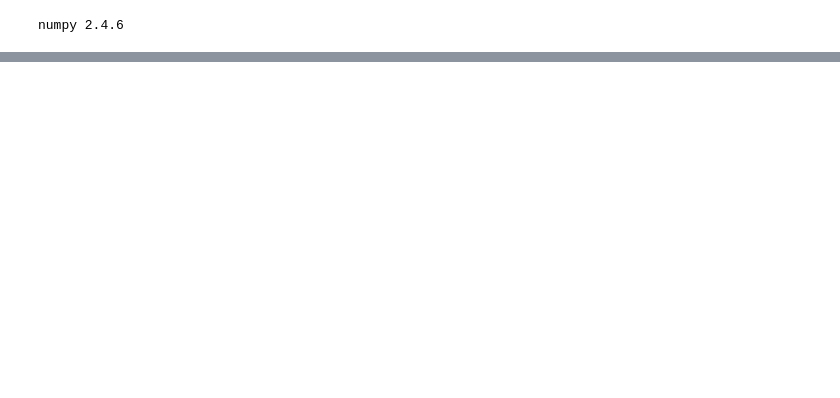
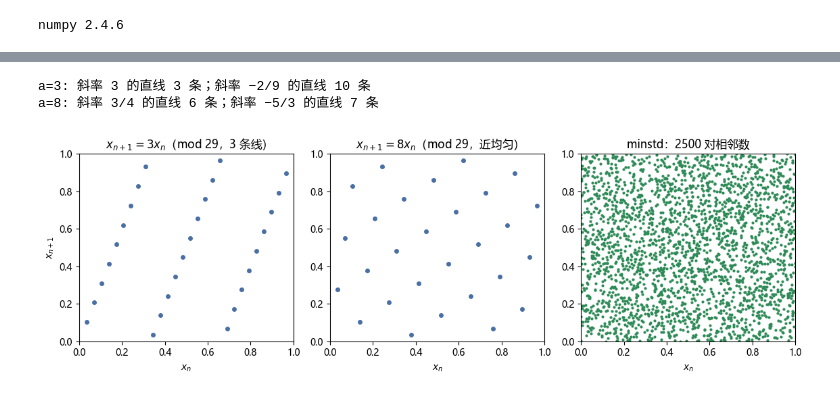
Before and after one commit to linxiawmt/MASAMI-Brain, a Jupyter notebook: docs/mc/nb/ch03.ipynb, the cells around one changed output, grey strips where cells are left out. Drawn from its saved outputs; the diff is of its cells as text; code cells hidden in the pictures; blank space fills up the shorter version.

```diff
--- a/docs/mc/nb/ch03.ipynb
+++ b/docs/mc/nb/ch03.ipynb
@@ -135,0 +153,40 @@ Y=U² 的密度 = 1/(2*sqrt(u))
+# %%
+def lcg_u(a, m, seed, n):
+    x, out = seed, np.empty(n)
+    for i in range(n):
+        x = (a * x) % m
+        out[i] = x / m
+    return out
+
+def count_lines(xi, p, q, m):
+    """直线族 p·x_{n+1} + q·x_n = 常数（常数必为 m 的倍数）的条数"""
+    w = p * xi[1:] + q * xi[:-1]
+    return len(np.unique(w // m))
+
+for a in (3, 8):
+    xs = lcg_u(a, 29, 1, 29)
+    xi = (np.round(xs * 29)).astype(int)     # 恢复整数状态
+    if a == 3:
+        print(f"a=3: 斜率 3 的直线 {count_lines(xi, 1, -3, 29)} 条；斜率 −2/9 的直线 {count_lines(xi, 9, 2, 29)} 条")
+    else:
+        print(f"a=8: 斜率 3/4 的直线 {count_lines(xi, 4, -3, 29)} 条；斜率 −5/3 的直线 {count_lines(xi, 3, 5, 29)} 条")
+# %% [output]
+a=3: 斜率 3 的直线 3 条；斜率 −2/9 的直线 10 条
+a=8: 斜率 3/4 的直线 6 条；斜率 −5/3 的直线 7 条
+# %%
+fig, ax = plt.subplots(1, 3, figsize=(11.5, 3.8))
+u3 = lcg_u(3, 29, 1, 29)
+u8 = lcg_u(8, 29, 1, 29)
+for k, (u, tag) in enumerate([(u3, "$x_{n+1}=3x_n$（mod 29，3 条线）"),
+                              (u8, "$x_{n+1}=8x_n$（mod 29，近均匀）")]):
+    ax[k].plot(u[:-1], u[1:], "o", ms=4, color="#4a6fa5")
+    ax[k].set_xlim(0, 1); ax[k].set_ylim(0, 1)
+    ax[k].set_title(tag); ax[k].set_xlabel("$x_n$")
+ax[0].set_ylabel("$x_{n+1}$")
+u_m = lcg_u(16807, 2**31 - 1, 1, 2500)
+ax[2].plot(u_m[:-1], u_m[1:], "o", ms=2, color="seagreen")
+ax[2].set_xlim(0, 1); ax[2].set_ylim(0, 1)
+ax[2].set_title("minstd：2500 对相邻数"); ax[2].set_xlabel("$x_n$")
+fig.tight_layout(); save(fig, "out-3-3.png"); plt.show()
+# %% [output]
+[figure, added]
```
Also changed, not shown: parts of 34 cells of this notebook, 16 other files.
